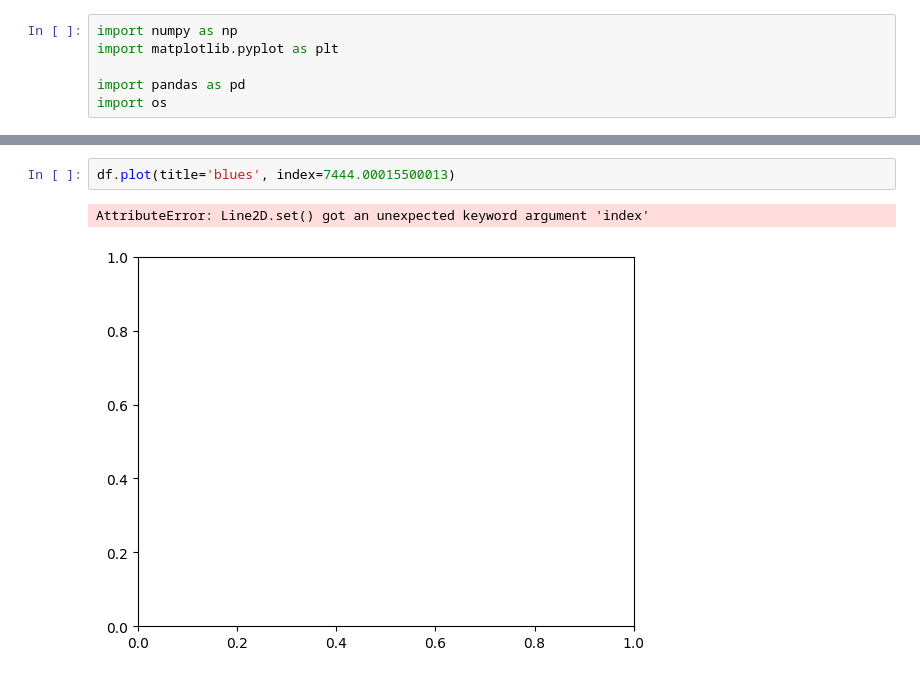
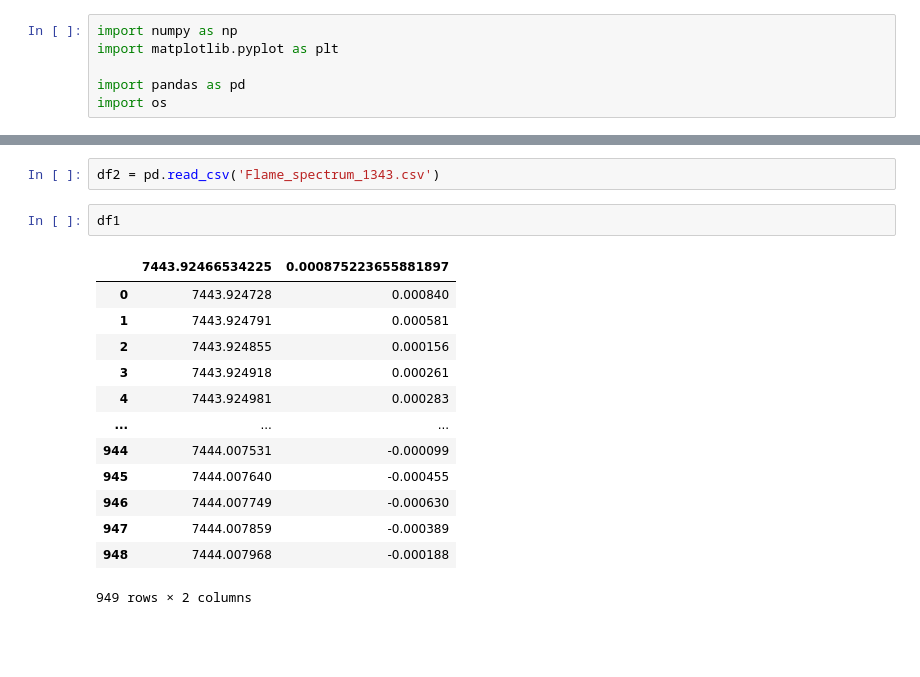
Before and after one commit to CaffineAddic/Flame_dianostics-temperature_profile_estimation_using_ML, a Jupyter notebook: Visual/visual_exp_data.ipynb, the cells around one changed output, grey strips where cells are left out. Drawn from its saved outputs; the diff is of its cells as text; blank space fills up the shorter version.

```diff
--- a/Visual/visual_exp_data.ipynb
+++ b/Visual/visual_exp_data.ipynb
@@ -27,5 +11,18 @@ df
-# %%
-df.plot(title='blues', index=7444.00015500013)
-# %% [output]
-AttributeError: Line2D.set() got an unexpected keyword argument 'index'
-[figure, removed]
+# %%
+df2 = pd.read_csv('Flame_spectrum_1343.csv')
+# %%
+df1
+# %% [output]
+|  | 7443.92466534225 | 0.000875223655881897 |
+| 0 | 7443.924728 | 0.000840 |
+| 1 | 7443.924791 | 0.000581 |
+| 2 | 7443.924855 | 0.000156 |
+| 3 | 7443.924918 | 0.000261 |
+| 4 | 7443.924981 | 0.000283 |
+| ... | ... | ... |
+| 944 | 7444.007531 | -0.000099 |
+| 945 | 7444.007640 | -0.000455 |
+| 946 | 7444.007749 | -0.000630 |
+| 947 | 7444.007859 | -0.000389 |
+| 948 | 7444.007968 | -0.000188 |
+949 rows × 2 columns
```
Also changed, not shown: parts of 14 cells of this notebook, 4 other files.
